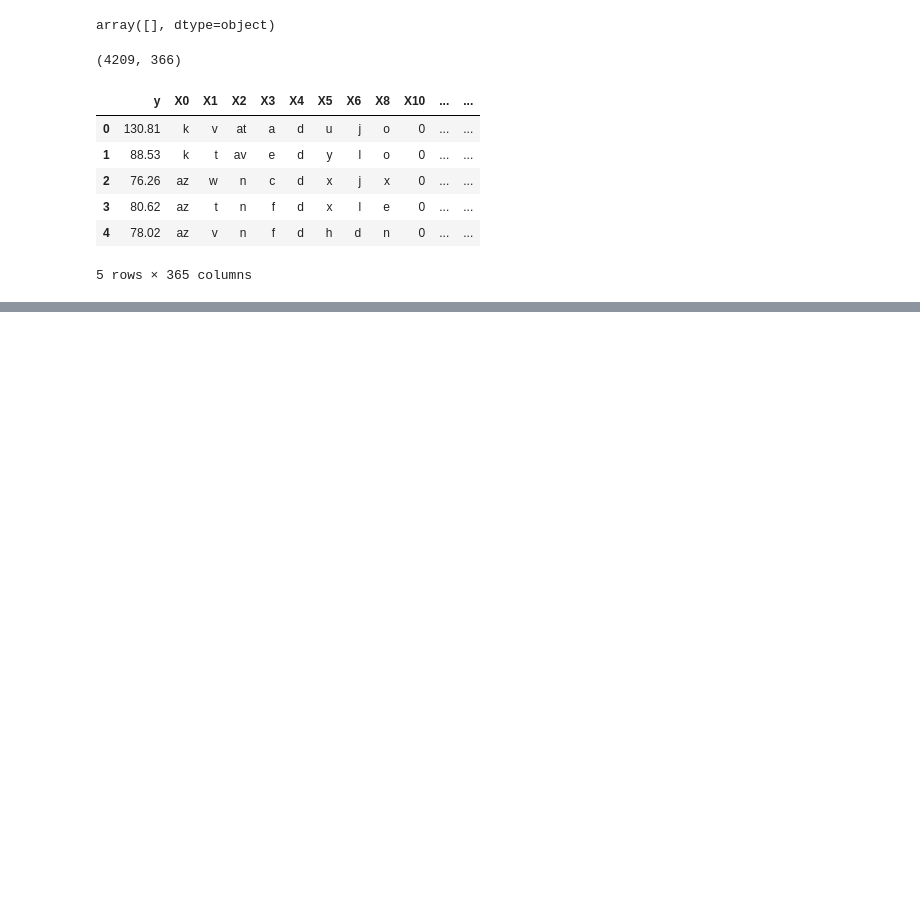
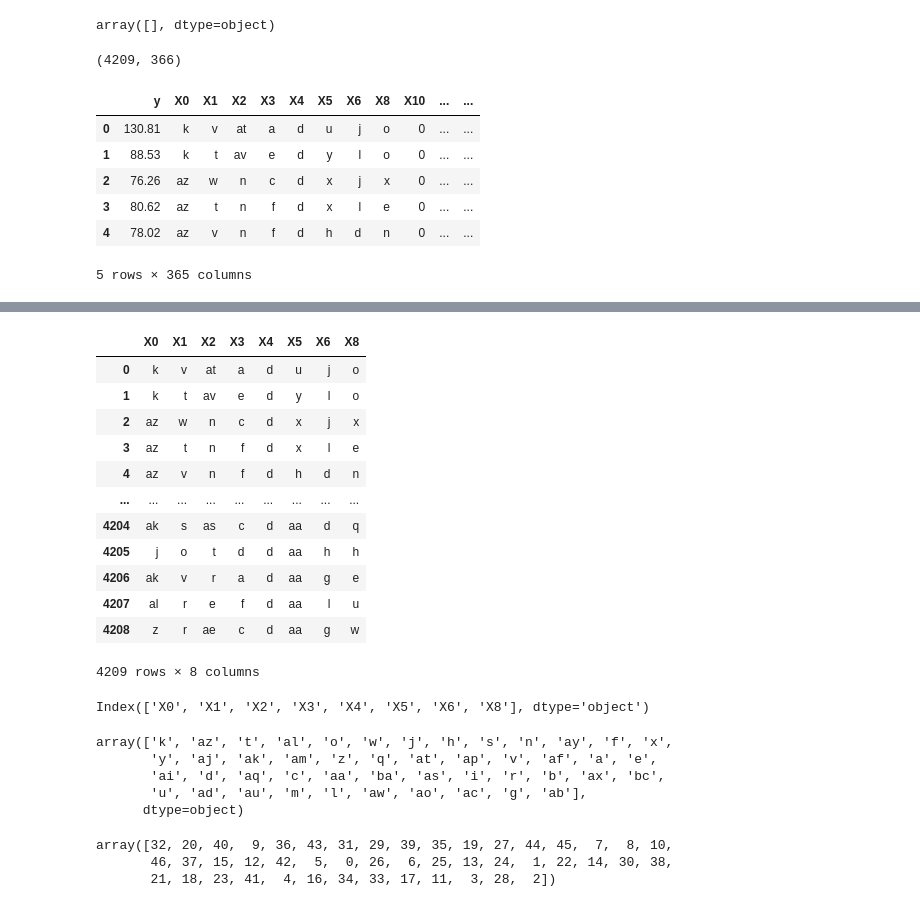
Before and after one commit to mohsensho/machineLearningwithPython, a Jupyter notebook: Mercedes-BenzGreenerManufacturing_Project1.ipynb, the cells around one changed output, grey strips where cells are left out. Cells and saved outputs as stored; diff of their text form; code cells hidden in the pictures; blank space fills up the shorter version.

Commit message:
Applu label encoder

```diff
--- a/Mercedes-BenzGreenerManufacturing_Project1.ipynb
+++ b/Mercedes-BenzGreenerManufacturing_Project1.ipynb
@@ -128,0 +202,34 @@ train_df.head()
+# %%
+#Filter out the columns having object datatype
+object_datatypes = train_df.select_dtypes(include=[object])
+object_datatypes
+# %% [output]
+|  | X0 | X1 | X2 | X3 | X4 | X5 | X6 | X8 |
+| 0 | k | v | at | a | d | u | j | o |
+| 1 | k | t | av | e | d | y | l | o |
+| 2 | az | w | n | c | d | x | j | x |
+| 3 | az | t | n | f | d | x | l | e |
+| 4 | az | v | n | f | d | h | d | n |
+| ... | ... | ... | ... | ... | ... | ... | ... | ... |
+| 4204 | ak | s | as | c | d | aa | d | q |
+| 4205 | j | o | t | d | d | aa | h | h |
+| 4206 | ak | v | r | a | d | aa | g | e |
+| 4207 | al | r | e | f | d | aa | l | u |
+| 4208 | z | r | ae | c | d | aa | g | w |
+4209 rows × 8 columns
+# %%
+object_datatype_columns = object_datatypes.columns
+object_datatype_columns
+# %% [output]
+Index(['X0', 'X1', 'X2', 'X3', 'X4', 'X5', 'X6', 'X8'], dtype='object')
+# %%
+#Apply label encoder.
+# Initialize Label Encoder object
+label_encoder = preprocessing.LabelEncoder()
+train_df['X0'].unique()
+# %% [output]
+array(['k', 'az', 't', 'al', 'o', 'w', 'j', 'h', 's', 'n', 'ay', 'f', 'x',
+       'y', 'aj', 'ak', 'am', 'z', 'q', 'at', 'ap', 'v', 'af', 'a', 'e',
+       'ai', 'd', 'aq', 'c', 'aa', 'ba', 'as', 'i', 'r', 'b', 'ax', 'bc',
+       'u', 'ad', 'au', 'm', 'l', 'aw', 'ao', 'ac', 'g', 'ab'],
+      dtype=object)
@@ -128,0 +239,6 @@ train_df.head()
+# %%
+train_df['X0'].unique()
+# %% [output]
+array([32, 20, 40,  9, 36, 43, 31, 29, 39, 35, 19, 27, 44, 45,  7,  8, 10,
+       46, 37, 15, 12, 42,  5,  0, 26,  6, 25, 13, 24,  1, 22, 14, 30, 38,
+       21, 18, 23, 41,  4, 16, 34, 33, 17, 11,  3, 28,  2])
```
Also changed, not shown: parts of 9 cells of this notebook.
